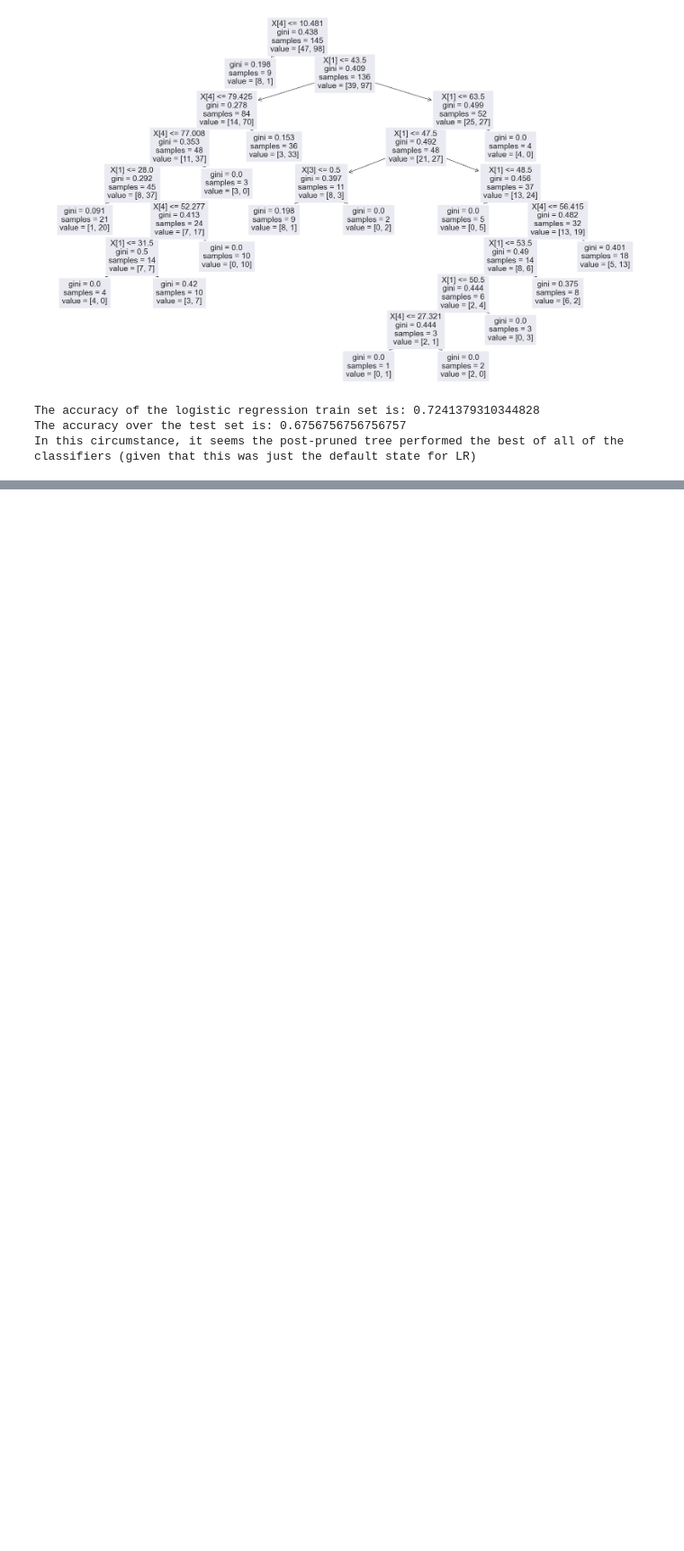
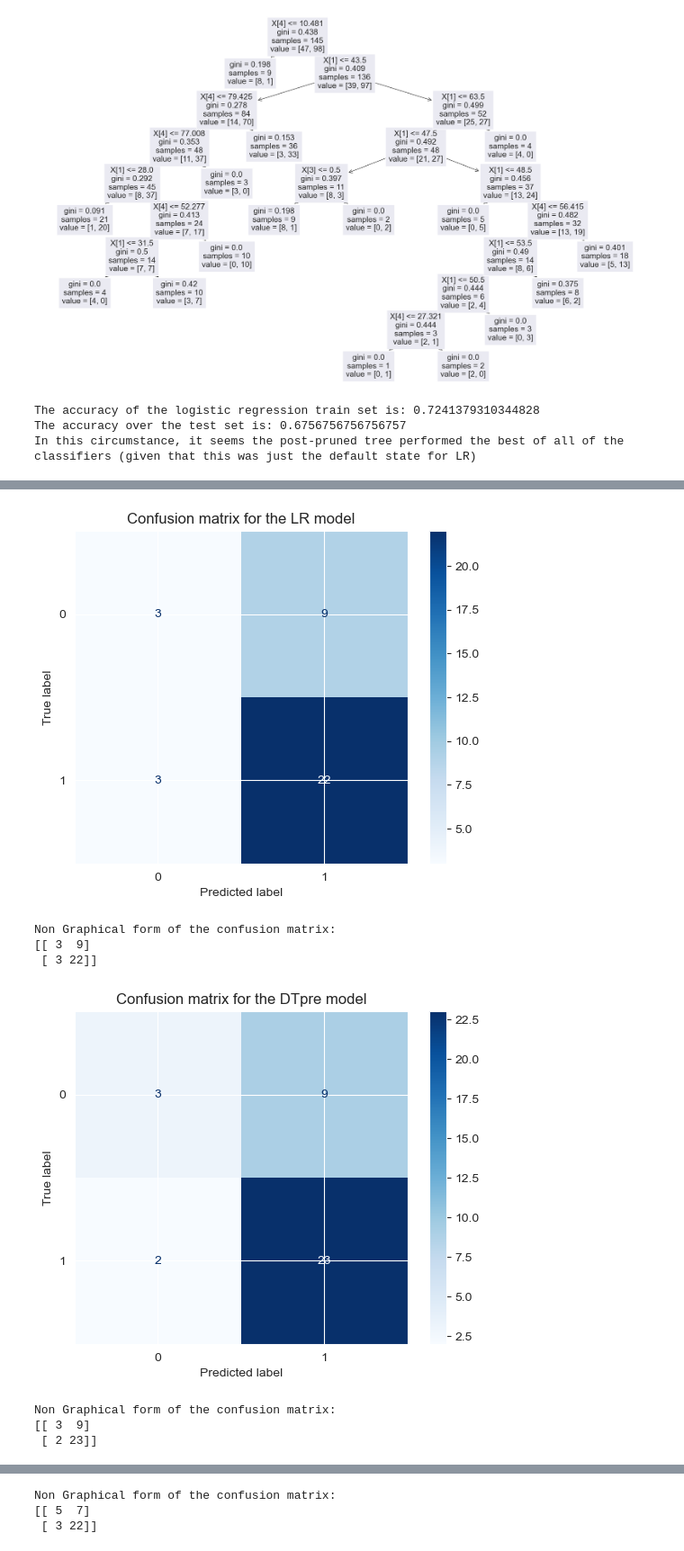
Before and after one commit to treycleary/hw8, a Jupyter notebook: scratch.ipynb, the cells around one changed output, grey strips where cells are left out. Shown at 90% size. Saved outputs shown, nothing was run; the diff lists cells and outputs as text; code cells hidden in the pictures; blank space fills up the shorter version.

```diff
--- a/scratch.ipynb
+++ b/scratch.ipynb
@@ -168,0 +192,20 @@ In this circumstance, it seems the post-pruned tree performed the best of all of
+# %%
+def print_confusion_matrix(models, X_test, y_test):
+    for m in models:
+        cm = confusion_matrix(y_test, models[m][0].predict(X_test))
+        disp = ConfusionMatrixDisplay(confusion_matrix = cm ,display_labels = models[m][0].classes_)
+        disp.plot(cmap = plt.cm.Blues)
+        plt.title(f'Confusion matrix for the {models[m][1]} model')
+        plt.show()
+        print(f'Non Graphical form of the confusion matrix:\n{confusion_matrix(y_test, models[m][0].predict(X_test))}')
+# %%
+print_confusion_matrix(mods, X_test, y_test)
+# %% [output]
+[figure, added]
+Non Graphical form of the confusion matrix:
+[[ 3  9]
+ [ 3 22]]
+[figure, added]
+Non Graphical form of the confusion matrix:
+[[ 3  9]
+ [ 2 23]]
@@ -168,0 +213,3 @@ In this circumstance, it seems the post-pruned tree performed the best of all of
+Non Graphical form of the confusion matrix:
+[[ 5  7]
+ [ 3 22]]
```
Also changed, not shown: parts of 10 cells of this notebook.
